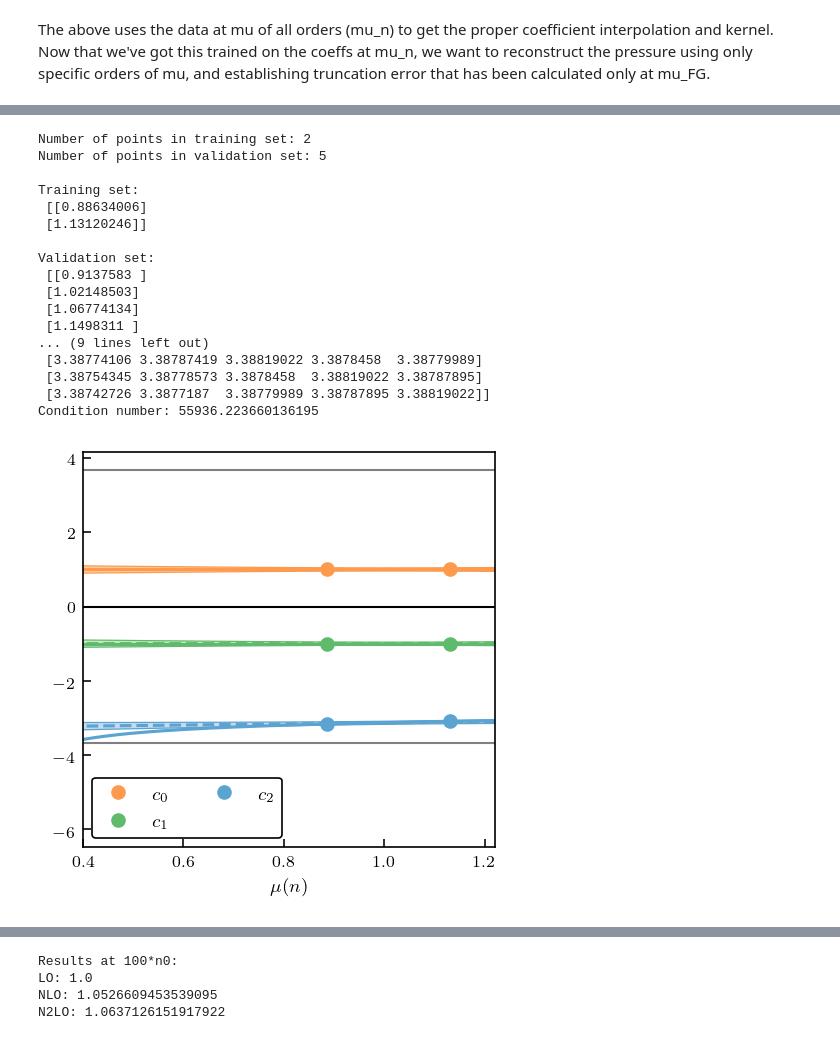
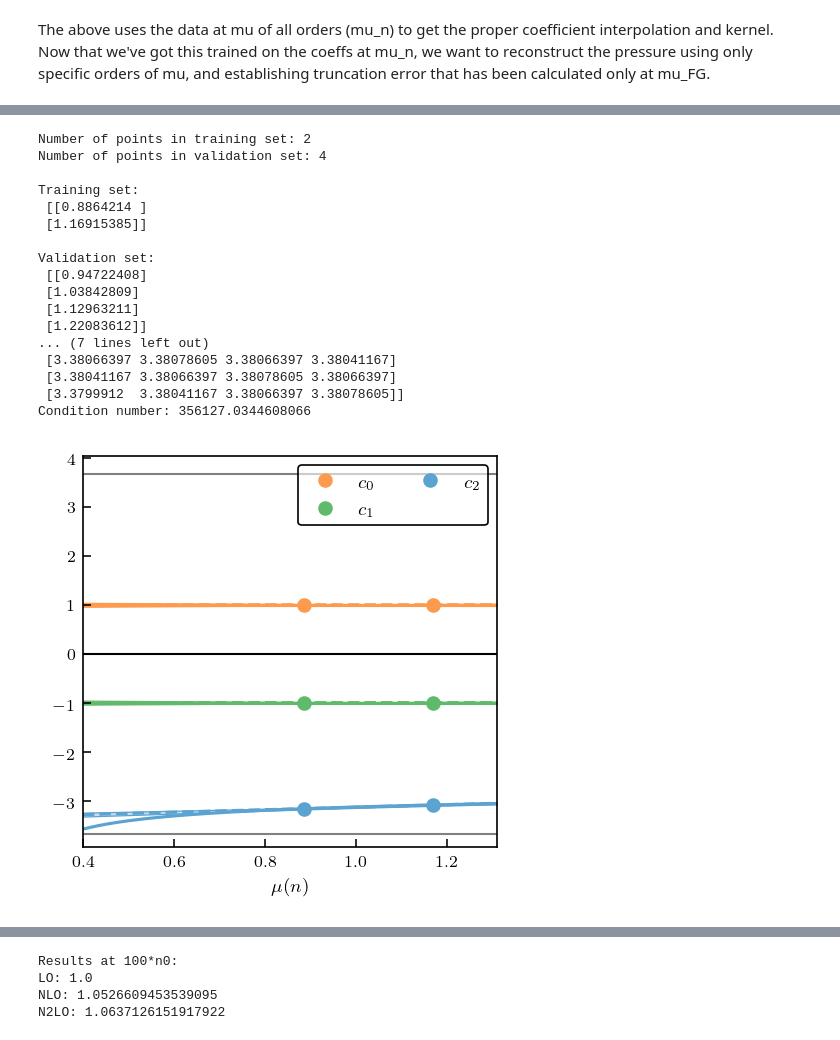
Before and after one commit to asemposki/neutron-rich-bmm, a Jupyter notebook: notebooks/pQCD_EOS.ipynb, the cells around one changed output, grey strips where cells are left out. Cells and saved outputs as stored; diff of their text form; code cells hidden in the pictures.

```diff
--- a/notebooks/pQCD_EOS.ipynb
+++ b/notebooks/pQCD_EOS.ipynb
@@ -75,9 +77,8 @@ Here we calculate the scaled pressure, since we will be needing this quantity fo
 n0 = 0.16   # fm-3
 # %%
 # coefficient functions
-x = np.linspace(0.4, 1.309, 100)  # mu_q for us --> around the range in n we care about
+x = np.linspace(0.4, 1.309, 300)  # mu_q for us --> around the range in n we care about
 x_B = 3.0*x
-print(x_B)
 
 X = x[:, None]  # make a 2D version of x to match the input data structure from SciKitLearn
 n_orders = 3    # Here we examine the case where we have info on two non-trivial orders (0,1,2)
@@ -92,4 +93,3 @@ orders_mask = ~ np.isin(orders, excluded)   # masking orders to exclude them fro
 pqcd = PQCD(X=1,Nf=2)
 
 coeffs = np.array([pqcd.c_0(x), pqcd.c_1(x), pqcd.c_2(x)]).T
-#print(pqcd.c_2(x))
@@ -503,22 +487,22 @@ else:
 # %%
 # take a look at the diagnostics
-trunc_new.diagnostics(dx_train=30, dx_test=50)
+trunc.diagnostics(dx_train=50, dx_test=30)
 # %% [output]
 Number of points in training set: 2
-Number of points in validation set: 5
+Number of points in validation set: 4
 
 Training set:
- [[0.88634006]
- [1.13120246]]
+ [[0.8864214 ]
+ [1.16915385]]
 
 Validation set:
- [[0.9137583 ]
- [1.02148503]
- [1.06774134]
- [1.1498311 ]
-... (9 lines left out)
- [3.38774106 3.38787419 3.38819022 3.3878458  3.38779989]
- [3.38754345 3.38778573 3.3878458  3.38819022 3.38787895]
- [3.38742726 3.3877187  3.38779989 3.38787895 3.38819022]]
-Condition number: 55936.223660136195
+ [[0.94722408]
+ [1.03842809]
+ [1.12963211]
+ [1.22083612]]
+... (7 lines left out)
+ [3.38066397 3.38078605 3.38066397 3.38041167]
+ [3.38041167 3.38066397 3.38078605 3.38066397]
+ [3.3799912  3.38041167 3.38066397 3.38078605]]
+Condition number: 356127.0344608066
-[figure, old version]
+[figure, new version]
```
Also changed, not shown: parts of 27 cells of this notebook, 5 other files.
